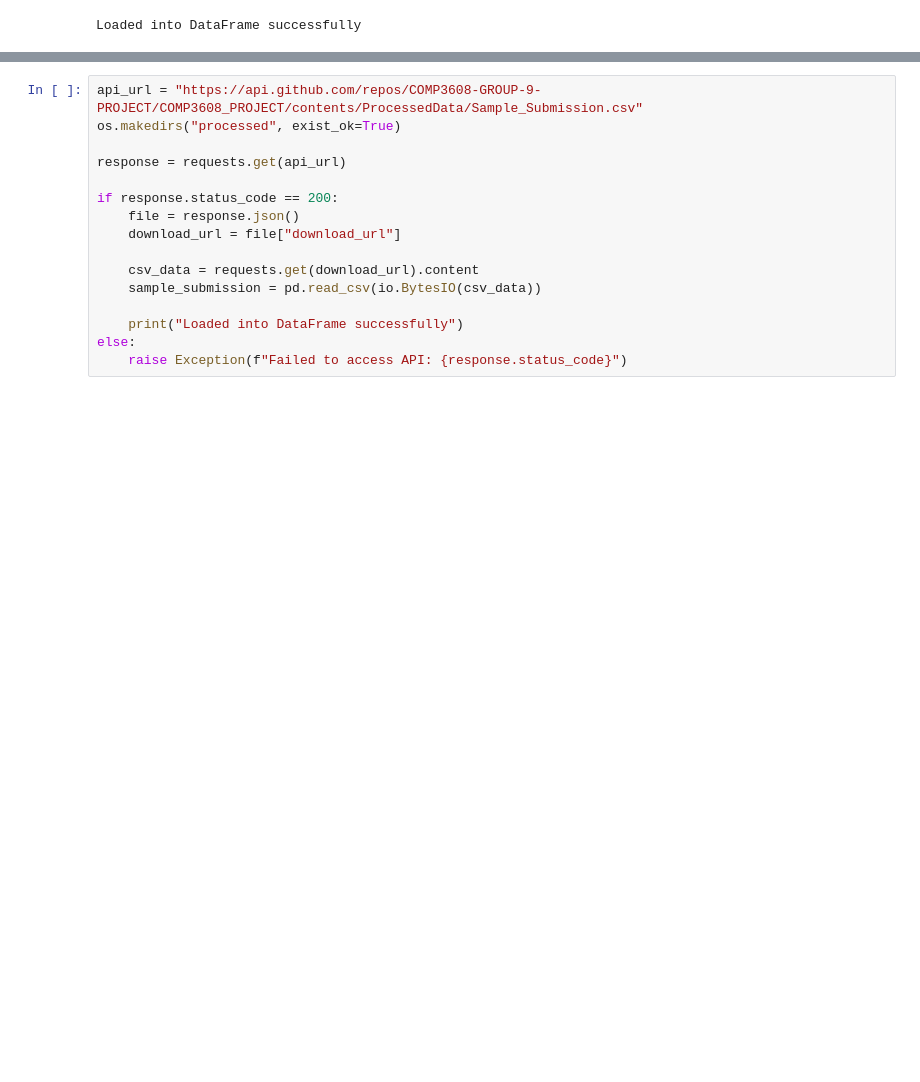
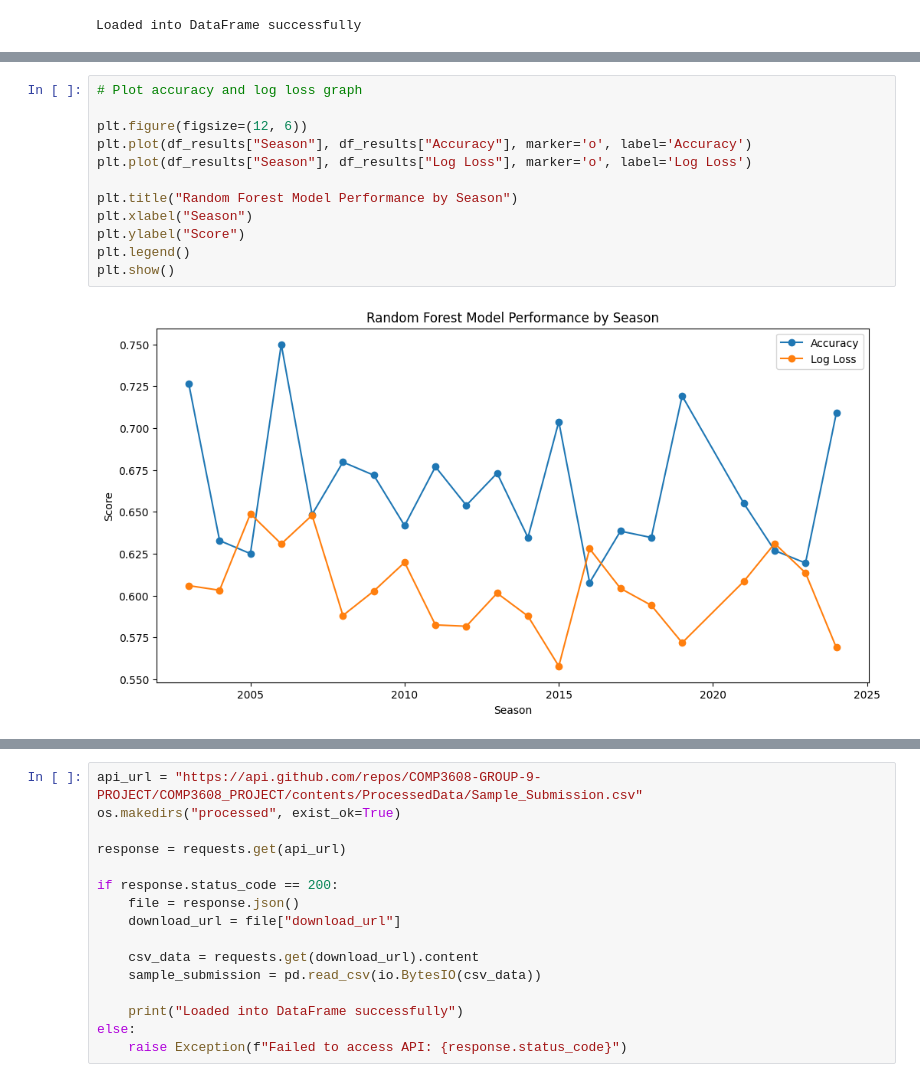
Before and after one commit to COMP3608-GROUP-9-PROJECT/COMP3608_PROJECT, a Jupyter notebook: RandomForest/RandomForestModel(Updated).ipynb, the cells around one changed output, grey strips where cells are left out. Saved outputs shown, nothing was run; the diff lists cells and outputs as text; blank space fills up the shorter version.

```diff
--- a/RandomForest/RandomForestModel(Updated).ipynb
+++ b/RandomForest/RandomForestModel(Updated).ipynb
@@ -112,0 +147,14 @@ Brier Score: 0.2124
+# %%
+# Plot accuracy and log loss graph
+
+plt.figure(figsize=(12, 6))
+plt.plot(df_results["Season"], df_results["Accuracy"], marker='o', label='Accuracy')
+plt.plot(df_results["Season"], df_results["Log Loss"], marker='o', label='Log Loss')
+
+plt.title("Random Forest Model Performance by Season")
+plt.xlabel("Season")
+plt.ylabel("Score")
+plt.legend()
+plt.show()
+# %% [output]
+[figure, added]
```
Also changed, not shown: parts of 7 cells of this notebook.
